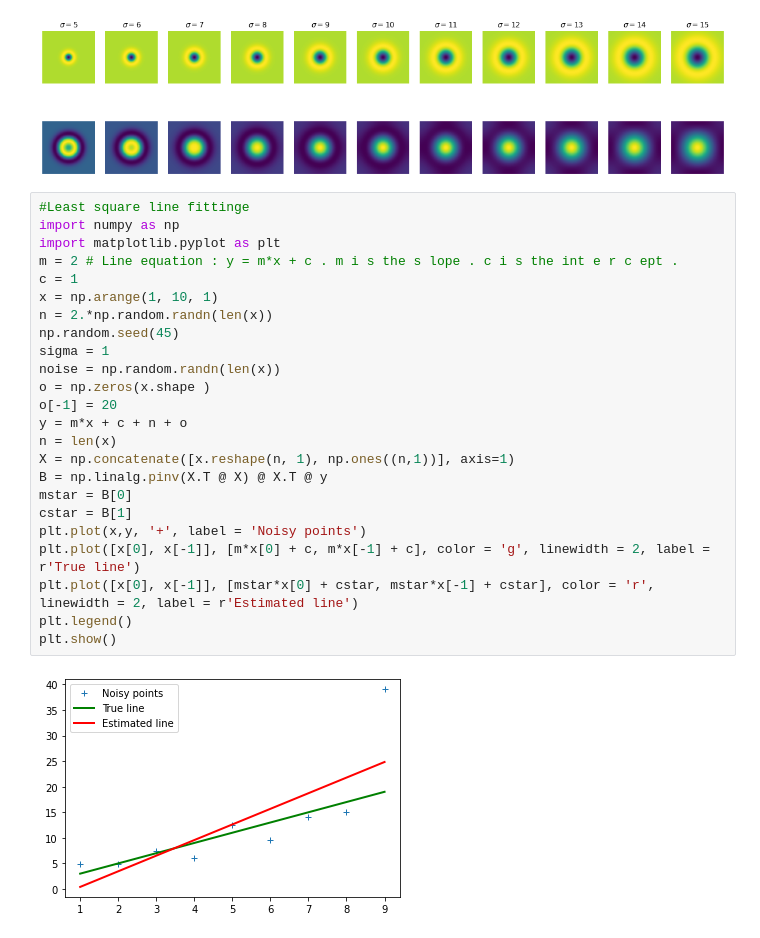
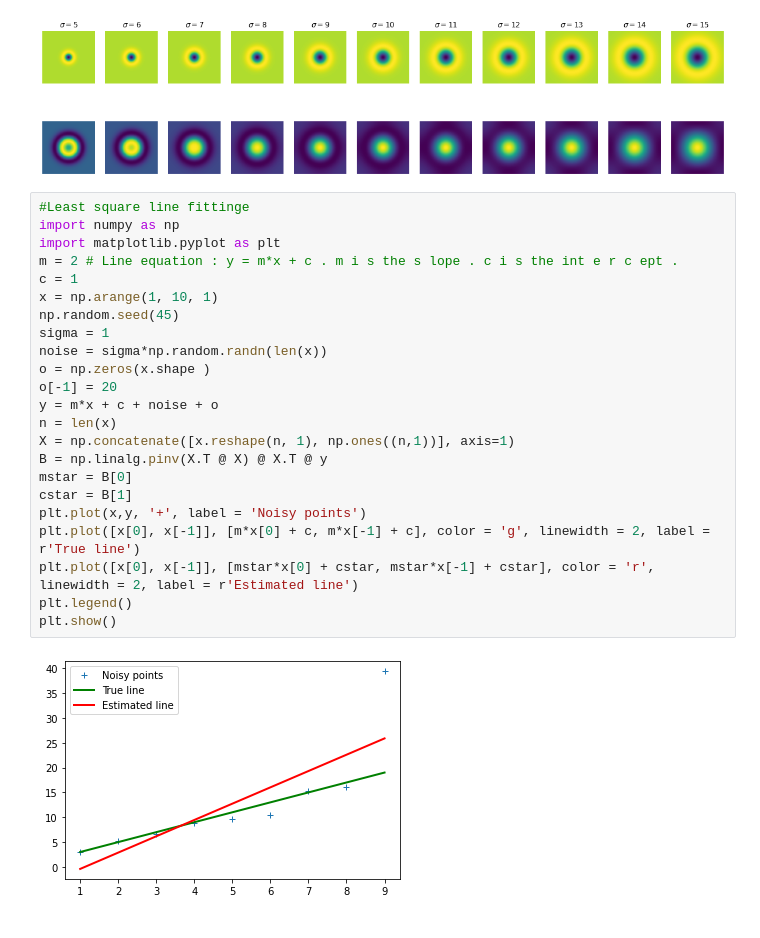
Before and after one commit to NaduniDamsariLiyanage/en_2550, a Jupyter notebook: exercise5.ipynb, the cells around one changed output. Drawn from its saved outputs; the diff is of its cells as text.

```diff
--- a/exercise5.ipynb
+++ b/exercise5.ipynb
@@ -59,27 +75,26 @@ print(sigmas[indices[2]])
 # %%
 #Least square line fittinge
 import numpy as np
 import matplotlib.pyplot as plt
 m = 2 # Line equation : y = m*x + c . m i s the s lope . c i s the int e r c ept .
 c = 1
 x = np.arange(1, 10, 1)
-n = 2.*np.random.randn(len(x))
 np.random.seed(45)
 sigma = 1
-noise = np.random.randn(len(x))
+noise = sigma*np.random.randn(len(x))
 o = np.zeros(x.shape )
 o[-1] = 20
-y = m*x + c + n + o
+y = m*x + c + noise + o
 n = len(x)
 X = np.concatenate([x.reshape(n, 1), np.ones((n,1))], axis=1)
 B = np.linalg.pinv(X.T @ X) @ X.T @ y
 mstar = B[0]
 cstar = B[1]
 plt.plot(x,y, '+', label = 'Noisy points')
 plt.plot([x[0], x[-1]], [m*x[0] + c, m*x[-1] + c], color = 'g', linewidth = 2, label = r'True line')
 plt.plot([x[0], x[-1]], [mstar*x[0] + cstar, mstar*x[-1] + cstar], color = 'r', linewidth = 2, label = r'Estimated line')
 plt.legend()
 plt.show()
 # %% [output]
-[figure, old version]
+[figure, new version]
 # %%
```
Also changed, not shown: parts of 3 cells of this notebook.
